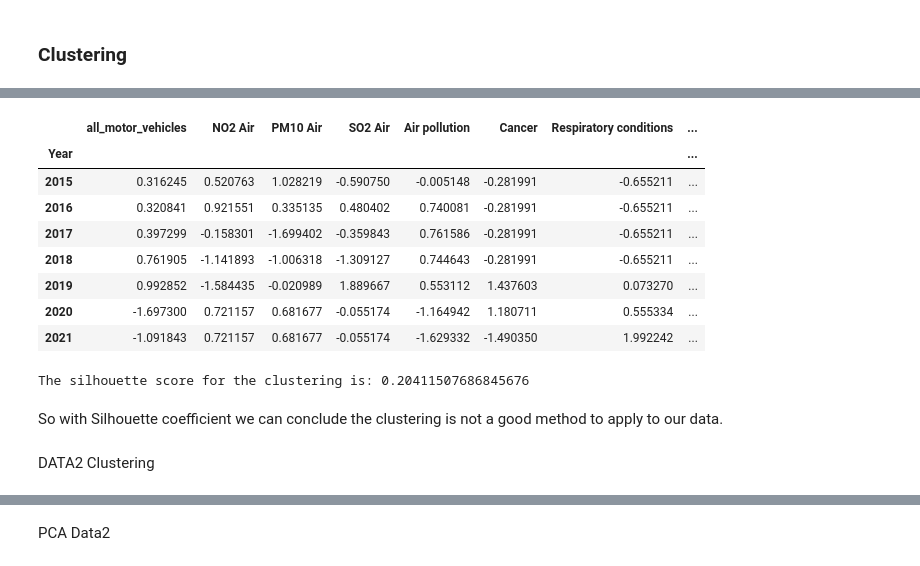
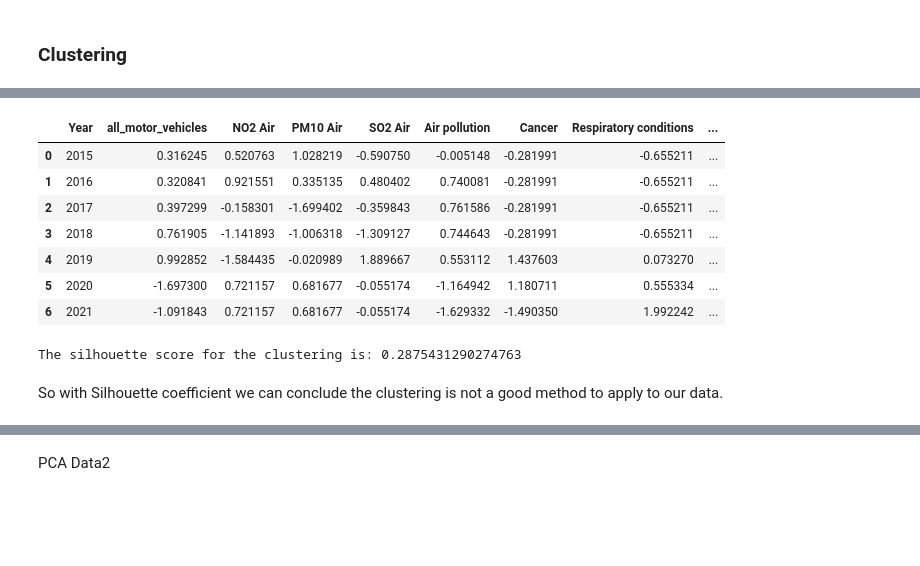
Before and after one commit to GuilhermeCasal/DataManagementFCD, a Jupyter notebook: secondDelivery.ipynb, the cells around one changed output, grey strips where cells are left out. Cells and saved outputs as stored; diff of their text form; code cells hidden in the pictures; blank space fills up the shorter version.

```diff
--- a/secondDelivery.ipynb
+++ b/secondDelivery.ipynb
@@ -190,27 +264,23 @@ plt.show()
 # %%
-num_clusters = 3
+num_clusters = 2
 kmeans = KMeans(n_clusters=num_clusters, random_state=42)
 data1Norm['Cluster'] = kmeans.fit_predict(data1Norm)
 
 display(data1Norm)
 # %% [output]
-|  | all_motor_vehicles | NO2 Air | PM10 Air | SO2 Air | Air pollution | Cancer | Respiratory conditions | ... |
-| Year |  |  |  |  |  |  |  | ... |
-| 2015 | 0.316245 | 0.520763 | 1.028219 | -0.590750 | -0.005148 | -0.281991 | -0.655211 | ... |
-| 2016 | 0.320841 | 0.921551 | 0.335135 | 0.480402 | 0.740081 | -0.281991 | -0.655211 | ... |
-| 2017 | 0.397299 | -0.158301 | -1.699402 | -0.359843 | 0.761586 | -0.281991 | -0.655211 | ... |
-| 2018 | 0.761905 | -1.141893 | -1.006318 | -1.309127 | 0.744643 | -0.281991 | -0.655211 | ... |
-| 2019 | 0.992852 | -1.584435 | -0.020989 | 1.889667 | 0.553112 | 1.437603 | 0.073270 | ... |
-| 2020 | -1.697300 | 0.721157 | 0.681677 | -0.055174 | -1.164942 | 1.180711 | 0.555334 | ... |
-| 2021 | -1.091843 | 0.721157 | 0.681677 | -0.055174 | -1.629332 | -1.490350 | 1.992242 | ... |
+|  | Year | all_motor_vehicles | NO2 Air | PM10 Air | SO2 Air | Air pollution | Cancer | Respiratory conditions | ... |
+| 0 | 2015 | 0.316245 | 0.520763 | 1.028219 | -0.590750 | -0.005148 | -0.281991 | -0.655211 | ... |
+| 1 | 2016 | 0.320841 | 0.921551 | 0.335135 | 0.480402 | 0.740081 | -0.281991 | -0.655211 | ... |
+| 2 | 2017 | 0.397299 | -0.158301 | -1.699402 | -0.359843 | 0.761586 | -0.281991 | -0.655211 | ... |
+| 3 | 2018 | 0.761905 | -1.141893 | -1.006318 | -1.309127 | 0.744643 | -0.281991 | -0.655211 | ... |
+| 4 | 2019 | 0.992852 | -1.584435 | -0.020989 | 1.889667 | 0.553112 | 1.437603 | 0.073270 | ... |
+| 5 | 2020 | -1.697300 | 0.721157 | 0.681677 | -0.055174 | -1.164942 | 1.180711 | 0.555334 | ... |
+| 6 | 2021 | -1.091843 | 0.721157 | 0.681677 | -0.055174 | -1.629332 | -1.490350 | 1.992242 | ... |
 # %%
-from sklearn.metrics import silhouette_score
 features_for_clustering = data1Norm.drop(columns=['Cluster'])
 silhouette_avg = silhouette_score(features_for_clustering, data1Norm['Cluster'])
 print(f"The silhouette score for the clustering is: {silhouette_avg}")
 # %% [output]
-The silhouette score for the clustering is: 0.20411507686845676
+The silhouette score for the clustering is: 0.2875431290274763
 # %% [markdown]
 So with Silhouette coefficient we can conclude the clustering is not a good method to apply to our data.
-# %% [markdown]
-DATA2 Clustering
```
Also changed, not shown: parts of 22 cells of this notebook.
